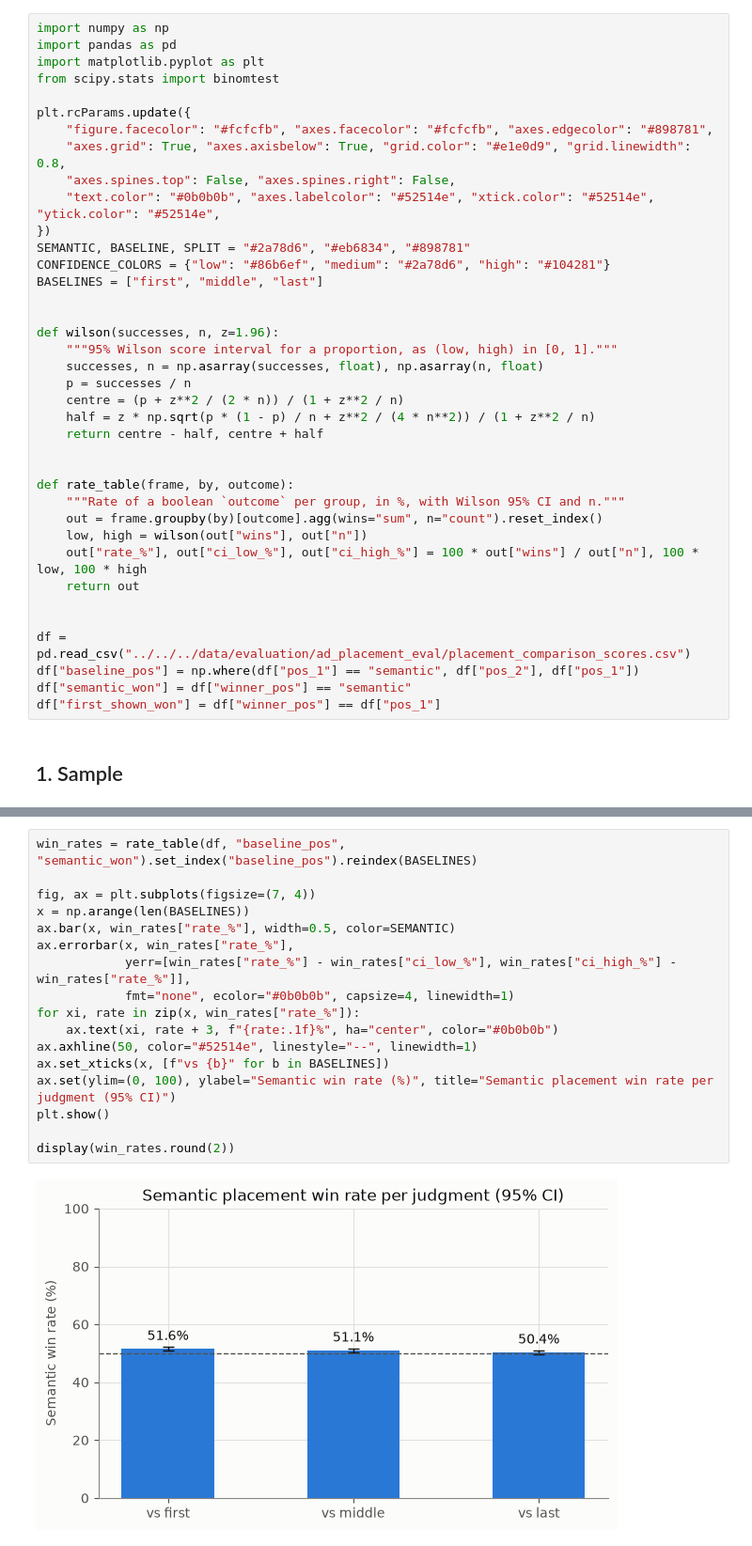
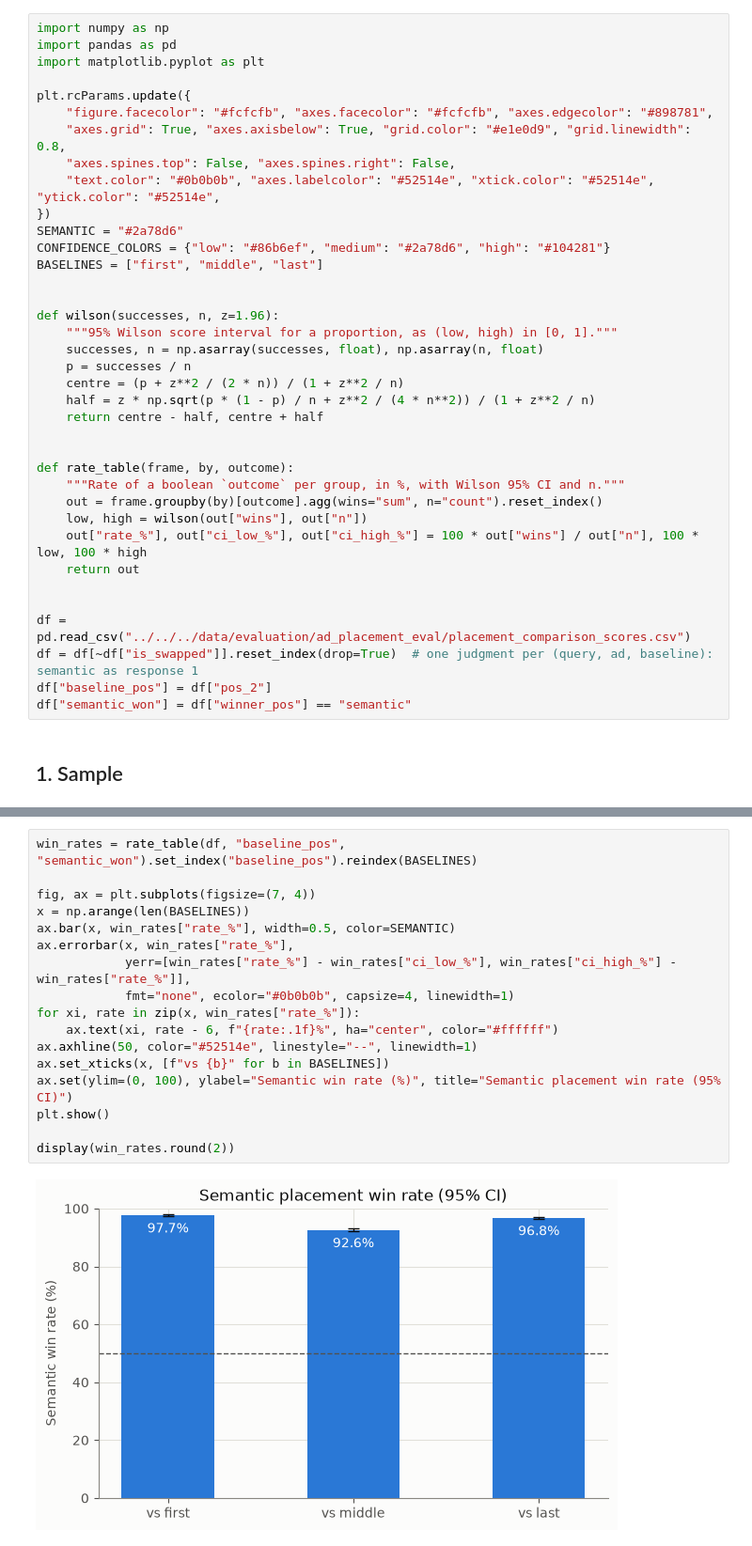
Before and after one commit to usrnamePrateek/LLM_with_ads, a Jupyter notebook: analysis/ad_placement/new/placement_comparison_analysis.ipynb, the cells around one changed output, grey strips where cells are left out. Shown at 94% size. Saved outputs shown, nothing was run; the diff lists cells and outputs as text.

Commit message:
update analysis for placement

```diff
--- a/analysis/ad_placement/new/placement_comparison_analysis.ipynb
+++ b/analysis/ad_placement/new/placement_comparison_analysis.ipynb
@@ -14,7 +10,6 @@ That lets us separate genuine preference from the judge's position bias:
 import numpy as np
 import pandas as pd
 import matplotlib.pyplot as plt
-from scipy.stats import binomtest
 
 plt.rcParams.update({
     "figure.facecolor": "#fcfcfb", "axes.facecolor": "#fcfcfb", "axes.edgecolor": "#898781",
@@ -22,7 +17,7 @@ plt.rcParams.update({
     "axes.spines.top": False, "axes.spines.right": False,
     "text.color": "#0b0b0b", "axes.labelcolor": "#52514e", "xtick.color": "#52514e", "ytick.color": "#52514e",
 })
-SEMANTIC, BASELINE, SPLIT = "#2a78d6", "#eb6834", "#898781"
+SEMANTIC = "#2a78d6"
 CONFIDENCE_COLORS = {"low": "#86b6ef", "medium": "#2a78d6", "high": "#104281"}
 BASELINES = ["first", "middle", "last"]
 
@@ -45,9 +40,9 @@ def rate_table(frame, by, outcome):
 
 
 df = pd.read_csv("../../../data/evaluation/ad_placement_eval/placement_comparison_scores.csv")
-df["baseline_pos"] = np.where(df["pos_1"] == "semantic", df["pos_2"], df["pos_1"])
+df = df[~df["is_swapped"]].reset_index(drop=True)  # one judgment per (query, ad, baseline): semantic as response 1
+df["baseline_pos"] = df["pos_2"]
 df["semantic_won"] = df["winner_pos"] == "semantic"
-df["first_shown_won"] = df["winner_pos"] == df["pos_1"]
 # %% [markdown]
 ## 1. Sample
 # %%
@@ -79,21 +69,21 @@ Share of individual judgments that semantic won. This mixes both presentation or
 # %%
 win_rates = rate_table(df, "baseline_pos", "semantic_won").set_index("baseline_pos").reindex(BASELINES)
 
 fig, ax = plt.subplots(figsize=(7, 4))
 x = np.arange(len(BASELINES))
 ax.bar(x, win_rates["rate_%"], width=0.5, color=SEMANTIC)
 ax.errorbar(x, win_rates["rate_%"],
             yerr=[win_rates["rate_%"] - win_rates["ci_low_%"], win_rates["ci_high_%"] - win_rates["rate_%"]],
             fmt="none", ecolor="#0b0b0b", capsize=4, linewidth=1)
 for xi, rate in zip(x, win_rates["rate_%"]):
-    ax.text(xi, rate + 3, f"{rate:.1f}%", ha="center", color="#0b0b0b")
+    ax.text(xi, rate - 6, f"{rate:.1f}%", ha="center", color="#ffffff")
 ax.axhline(50, color="#52514e", linestyle="--", linewidth=1)
 ax.set_xticks(x, [f"vs {b}" for b in BASELINES])
-ax.set(ylim=(0, 100), ylabel="Semantic win rate (%)", title="Semantic placement win rate per judgment (95% CI)")
+ax.set(ylim=(0, 100), ylabel="Semantic win rate (%)", title="Semantic placement win rate (95% CI)")
 plt.show()
 
 display(win_rates.round(2))
 # %% [output]
-[figure, old version]
+[figure, new version]
 |  | wins | n | rate_% | ci_low_% | ci_high_% |
 | baseline_pos |  |  |  |  |  |
```
Also changed, not shown: parts of 13 cells of this notebook.
